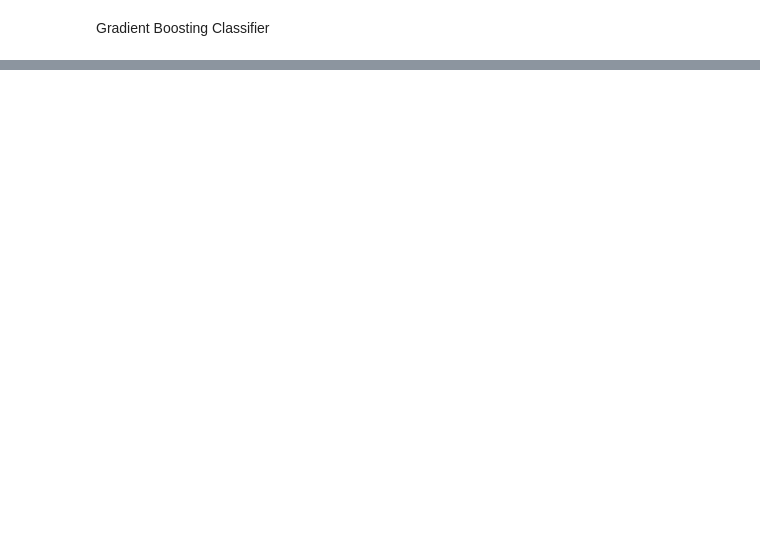
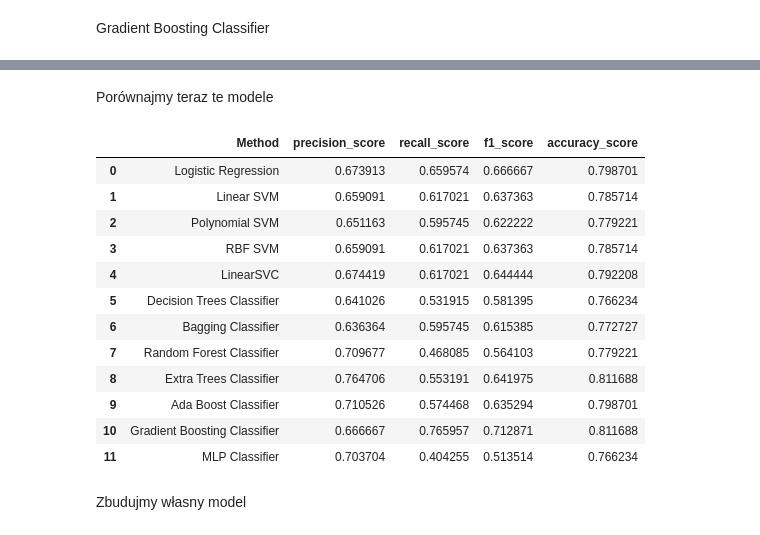
Before and after one commit to lsereda/ai-project, a Jupyter notebook: solution.ipynb, the cells around one changed output, grey strips where cells are left out. Drawn from its saved outputs; the diff is of its cells as text; code cells hidden in the pictures; blank space fills up the shorter version.

Commit message:
change parameters of gridsearches; add neural networks and own model; visualise the data

```diff
--- a/solution.ipynb
+++ b/solution.ipynb
@@ -431,7 +450,7 @@ pipeline_7 = Pipeline([('preprocessing', StandardScaler()), ('classifier', Baggi
 
 param_grid_7 = {
             'preprocessing': [StandardScaler(), None],
-            'classifier__max_samples' : [0.05, 0.1, 0.2, 0.5, 0.7, 1]
+            'classifier__max_samples' : [0.1, 0.2, 0.5, 1]
 }
 
 grid_7 = GridSearchCV(pipeline_7, param_grid_7, cv=kfold, return_train_score=True)
@@ -490,8 +523,8 @@ pipeline_11 = Pipeline([('preprocessing', StandardScaler()), ('classifier', Grad
 
 param_grid_11 = {
             'preprocessing': [StandardScaler(), None],
-            'classifier__n_estimators' : [5, 10, 50, 100, 500],
-            'classifier__learning_rate' : [0.001, 0.01, 0.1, 0.5, 0.7, 1],
+            'classifier__n_estimators' : [5, 10, 50, 100],
+            'classifier__learning_rate' : [0.01, 0.1, 0.5,1],
 }
 
 grid_11 = GridSearchCV(pipeline_11, param_grid_11, cv=kfold, return_train_score=True)
@@ -500,0 +561,56 @@ grid_11.best_params_
+# %% [markdown]
+Porównajmy teraz te modele
+# %%
+from sklearn import  metrics
+
+models = []
+models.append(('Logistic Regression', grid_1.best_estimator_))
+models.append(('Linear SVM', grid_2.best_estimator_))
+models.append(('Polynomial SVM', grid_3.best_estimator_))
+models.append(('RBF SVM', grid_4.best_estimator_))
+models.append(('LinearSVC', grid_5.best_estimator_))
+models.append(('Decision Trees Classifier', grid_6.best_estimator_))
+models.append(('Bagging Classifier', grid_7.best_estimator_))
+models.append(('Random Forest Classifier', grid_8.best_estimator_))
+models.append(('Extra Trees Classifier', grid_9.best_estimator_))
+models.append(('Ada Boost Classifier', grid_10.best_estimator_))
+models.append(('Gradient Boosting Classifier', grid_11.best_estimator_))
+models.append(('MLP Classifier', grid_12.best_estimator_))
+
+precision_score = []
+recall_score = []
+f1_score = []
+accuracy_score = []
+for name, model in models:
+    precision_score.append(metrics.precision_score(y_test, model.predict(X_test)))
+    recall_score.append(metrics.recall_score(y_test, model.predict(X_test)))
+    f1_score.append( metrics.f1_score(y_test, model.predict(X_test)))
+    accuracy_score.append(metrics.accuracy_score(y_test, model.predict(X_test)))
+# %%
+import pandas as pd
+d = {'precision_score': precision_score,
+     'recall_score': recall_score,
+     'f1_score': f1_score,
+     'accuracy_score' : accuracy_score
+    }
+df = pd.DataFrame(data=d)
+df.insert(loc=0, column='Method', value=['Logistic Regression', 'Linear SVM', 'Polynomial SVM', 'RBF SVM', 'LinearSVC',
+  'Decision Trees Classifier', 'Bagging Classifier', 'Random Forest Classifier',
+  'Extra Trees Classifier', 'Ada Boost Classifier', 'Gradient Boosting Classifier', 'MLP Classifier'])
+df
+# %% [output]
+|  | Method | precision_score | recall_score | f1_score | accuracy_score |
+| 0 | Logistic Regression | 0.673913 | 0.659574 | 0.666667 | 0.798701 |
+| 1 | Linear SVM | 0.659091 | 0.617021 | 0.637363 | 0.785714 |
+| 2 | Polynomial SVM | 0.651163 | 0.595745 | 0.622222 | 0.779221 |
+| 3 | RBF SVM | 0.659091 | 0.617021 | 0.637363 | 0.785714 |
+| 4 | LinearSVC | 0.674419 | 0.617021 | 0.644444 | 0.792208 |
+| 5 | Decision Trees Classifier | 0.641026 | 0.531915 | 0.581395 | 0.766234 |
+| 6 | Bagging Classifier | 0.636364 | 0.595745 | 0.615385 | 0.772727 |
+| 7 | Random Forest Classifier | 0.709677 | 0.468085 | 0.564103 | 0.779221 |
+| 8 | Extra Trees Classifier | 0.764706 | 0.553191 | 0.641975 | 0.811688 |
+| 9 | Ada Boost Classifier | 0.710526 | 0.574468 | 0.635294 | 0.798701 |
+| 10 | Gradient Boosting Classifier | 0.666667 | 0.765957 | 0.712871 | 0.811688 |
+| 11 | MLP Classifier | 0.703704 | 0.404255 | 0.513514 | 0.766234 |
+# %% [markdown]
+Zbudujmy własny model
```
Also changed, not shown: parts of 20 cells of this notebook.
